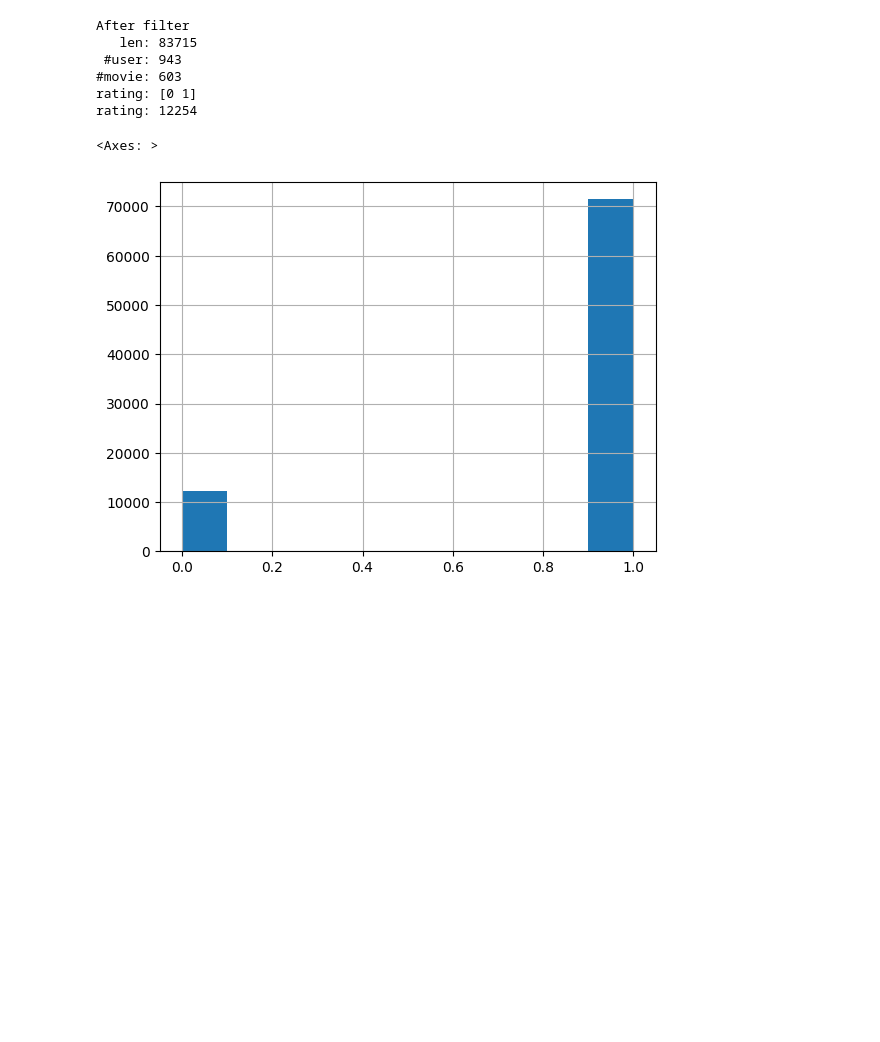
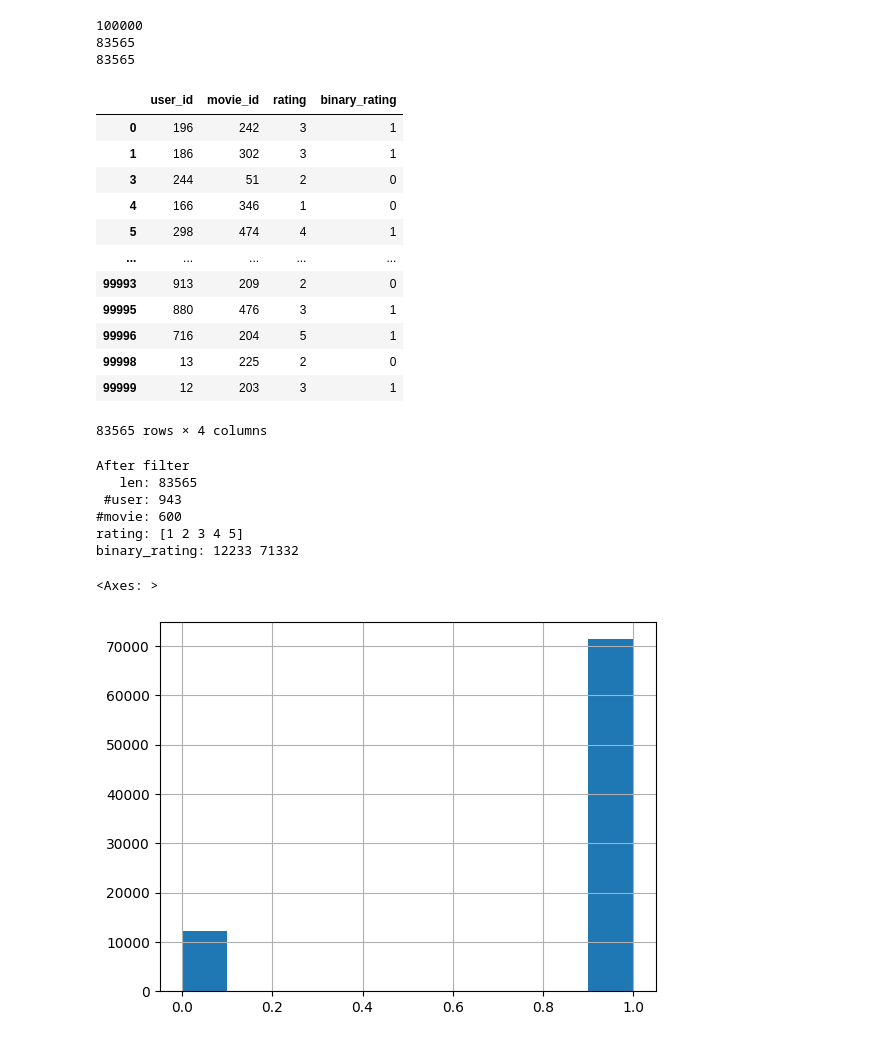
Before and after one commit to ninpnin/embedding-uncertainty-estimation, a Jupyter notebook: real_data/movielens/analyze_data.ipynb, the cells around one changed output. Cells and saved outputs as stored; diff of their text form; code cells hidden in the pictures; blank space fills up the shorter version.

```diff
--- a/real_data/movielens/analyze_data.ipynb
+++ b/real_data/movielens/analyze_data.ipynb
@@ -38,15 +61,3 @@ rating: [1 2 3 4 5]
 # Dataset which containts movie ratigns from 1 to 5. We keep only positive ratings, defined to be ratings of 3 or more ( we subtract 2 from all ratings and set the negative ones to 0).
 # The context of each rating is the other movies rated by the same user. After removing users who rated fewer than 20 movies and movies that were rated fewer than 50 times.
 # We end up with 777 users, and 516 moveis; 5% sparsity.
-# %%
-data['rating'] = data['rating'] - 2
-data.loc[data['rating'] < 0, 'rating'] = 0
-data.loc[data['rating'] > 0, 'rating'] = 1
-
-movie_counts = data['movie_id'].value_counts()
-movies_to_keep = movie_counts[movie_counts >= 50].index
-user_counts = data['user_id'].value_counts()
-users_to_keep = user_counts[user_counts >= 20].index
-
-data = data[data['movie_id'].isin(movies_to_keep)]
-data = data[data['user_id'].isin(users_to_keep)]
@@ -53,15 +96,51 @@ data = data[data['user_id'].isin(users_to_keep)]
+# %%
+# Vocabulary size
+V = 600
+data['binary_rating'] = [int(max(0, min(rating - 2, 1))) for rating in data['rating']]
+
+# Only take the V movies with most reviews
+movie_counts = data['movie_id'].value_counts()
+movies_to_keep = data['movie_id'].value_counts().head(V).index
+
+# Only keep users with multiple reviews
+user_counts = data['user_id'].value_counts()
+users_to_keep = user_counts[user_counts >= 2].index
+
+print(len(data))
+data = data[data['movie_id'].isin(movies_to_keep)]
+print(len(data))
+data = data[data['movie_id'].isin(movies_to_keep)]
+print(len(data))
+data
+# %% [output]
+100000
+83565
+83565
+|  | user_id | movie_id | rating | binary_rating |
+| 0 | 196 | 242 | 3 | 1 |
+| 1 | 186 | 302 | 3 | 1 |
+| 3 | 244 | 51 | 2 | 0 |
+| 4 | 166 | 346 | 1 | 0 |
+| 5 | 298 | 474 | 4 | 1 |
+| ... | ... | ... | ... | ... |
+| 99993 | 913 | 209 | 2 | 0 |
+| 99995 | 880 | 476 | 3 | 1 |
+| 99996 | 716 | 204 | 5 | 1 |
+| 99998 | 13 | 225 | 2 | 0 |
+| 99999 | 12 | 203 | 3 | 1 |
+83565 rows × 4 columns
 # %%
 print('After filter')
 print('   len:', len(data))
 print(' #user:', len(np.unique(data['user_id'])))
 print('#movie:', len(np.unique(data['movie_id'])))
 print('rating:', np.unique(data['rating']))
-print('rating:', np.sum(data['rating']==0))
+print('binary_rating:', np.sum(data['binary_rating']==0), np.sum(data['binary_rating']==1))
 # %% [output]
 After filter
-   len: 83715
+   len: 83565
  #user: 943
-#movie: 603
-rating: [0 1]
-rating: 12254
+#movie: 600
+rating: [1 2 3 4 5]
+binary_rating: 12233 71332
 # %%
```
Also changed, not shown: parts of 15 cells of this notebook.
